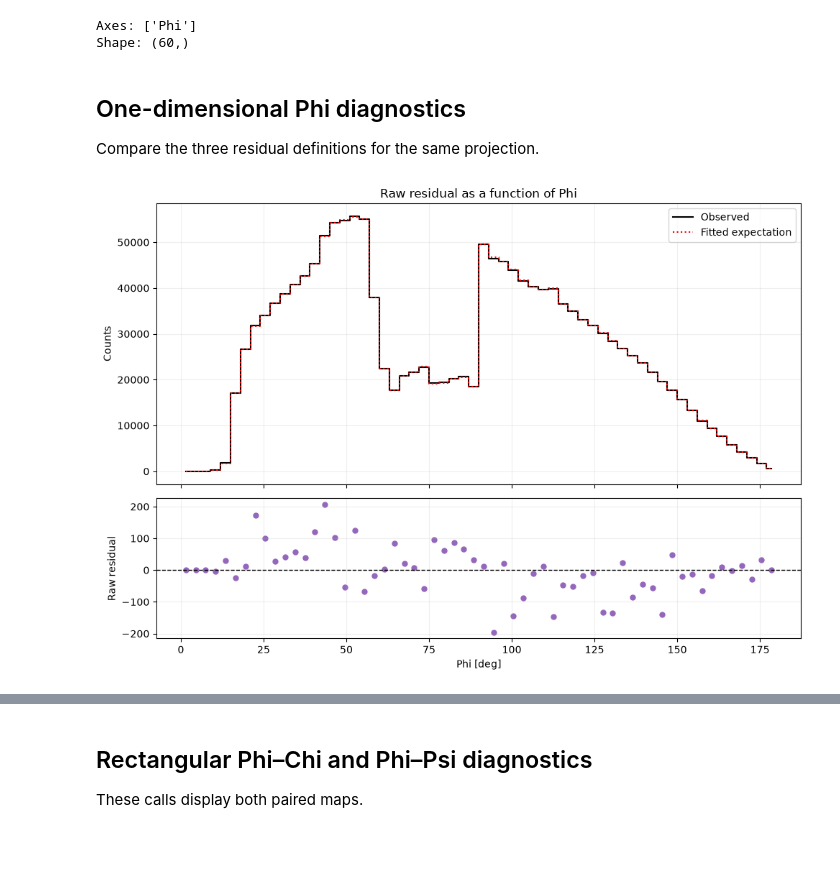
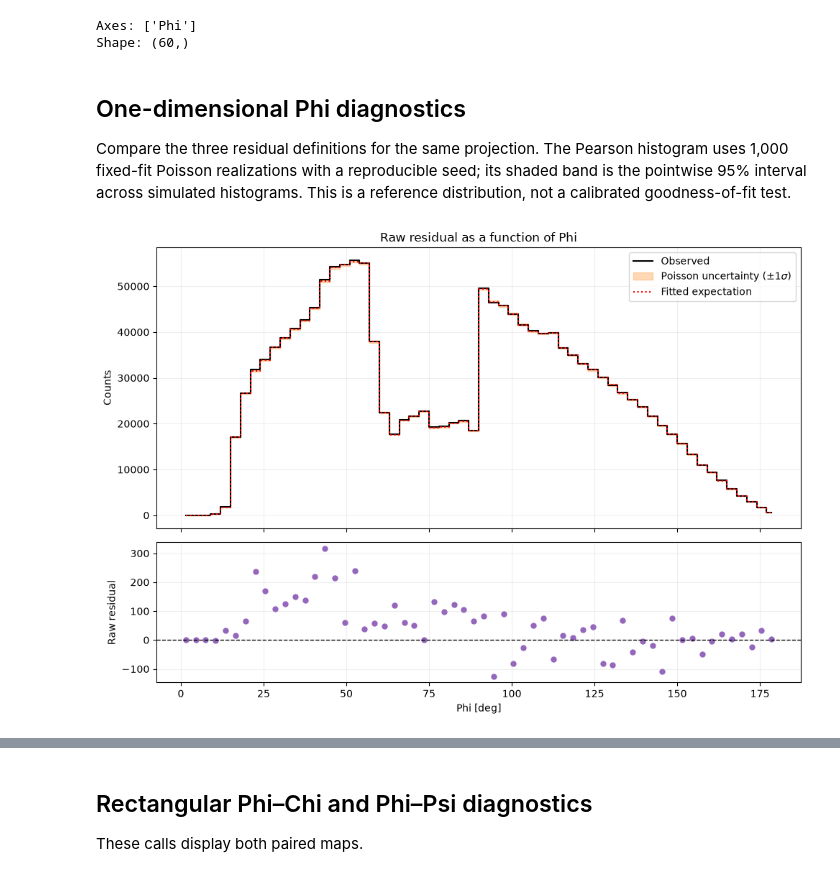
Before and after one commit to mquezada13/data-challenge-3-4-exploration, a Jupyter notebook: workflow/notebooks/06_511_residuall_analysis.ipynb, the cells around one changed output, grey strips where cells are left out. Saved outputs shown, nothing was run; the diff lists cells and outputs as text; code cells hidden in the pictures; blank space fills up the shorter version.

```diff
--- a/workflow/notebooks/06_511_residuall_analysis.ipynb
+++ b/workflow/notebooks/06_511_residuall_analysis.ipynb
@@ -35,7 +38,7 @@ from IPython.display import display
 Both products are read from the saved disk-scale HDF5 file.
 # %%
 residual_dir = repo_root / "data" / "residual"
-disk_scale_file = residual_dir / "04_511_disk_scale_residual_products.hdf5"
+disk_scale_file = residual_dir / "03_511_imaging_residual_products.hdf5"
 # %%
 observed_disk_scale = Histogram.open(
     disk_scale_file,
@@ -54,6 +57,7 @@ The analysis validates the histogram pair and reports bins excluded by its numer
 residual_analysis = ResidualAnalysis(
     observed_disk_scale,
     expected_disk_scale,
+    expected_floor=1e-12,
 )
 # %%
 residual_analysis.mask_report
@@ -113,18 +154,23 @@ Shape: (60,)
 # %% [markdown]
 ## One-dimensional Phi diagnostics
 
-Compare the three residual definitions for the same projection.
+Compare the three residual definitions for the same projection. The Pearson histogram uses 1,000 fixed-fit Poisson realizations with a reproducible seed; its shaded band is the pointwise 95% interval across simulated histograms. This is a reference distribution, not a calibrated goodness-of-fit test.
 # %%
-# Create the plotting helper from the existing analysis.
-residual_plots = PlottingResiduals(residual_analysis)
+# Set the shared Pearson simulation options once; references are prepared on the first Pearson plot.
+residual_plots = PlottingResiduals(
+    residual_analysis,
+    n_simulations=1000,
+    random_seed=42,
+    phi_bin_index=30,
+)
 
 # Plot observed and expected counts with the raw residual for Phi.
 phi_raw_figure = residual_plots.plot(
     "Phi_projection",
     residual_type="raw",
 )
 # %% [output]
-[figure, old version]
+[figure, new version]
 # %%
 # Plot the Pearson residual diagnostic for the Phi projection.
 phi_pearson_figure = residual_plots.plot(
```
Also changed, not shown: parts of 23 cells of this notebook, 4 other files.
